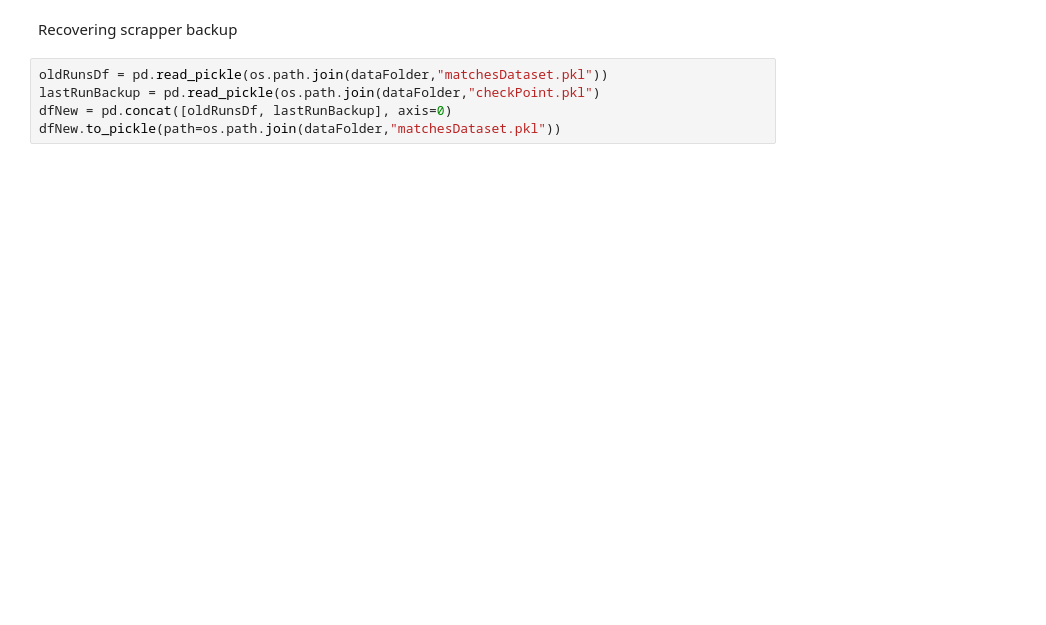
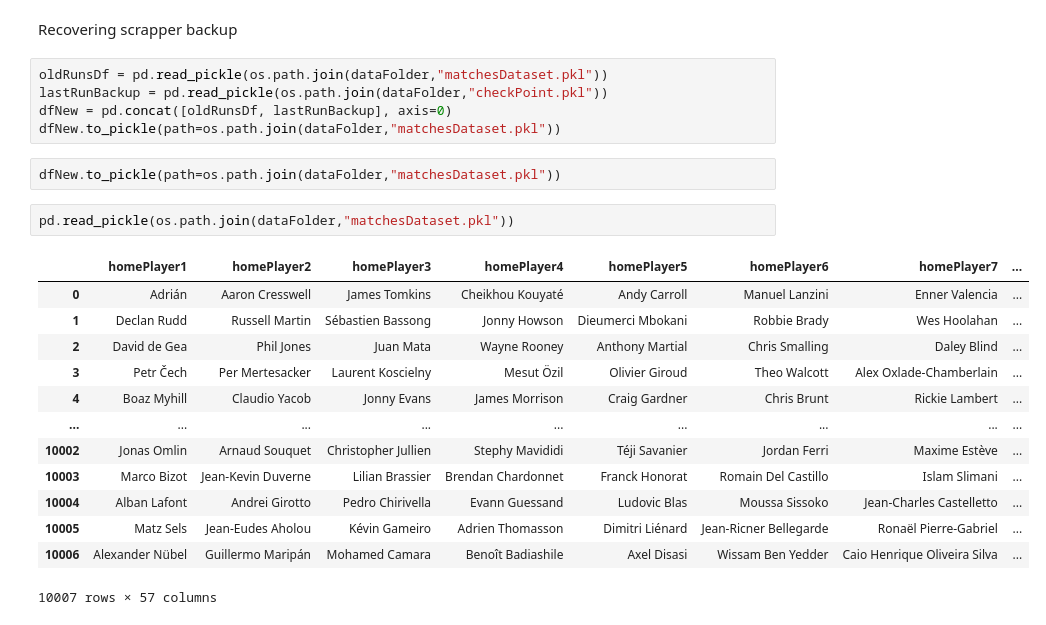
Before and after one commit to matheusfmello/soccer_odds, a Jupyter notebook: src/webScrapper/scrapOldMatches.ipynb, the cells around one changed output. Cells and saved outputs as stored; diff of their text form; blank space fills up the shorter version.

```diff
--- a/src/webScrapper/scrapOldMatches.ipynb
+++ b/src/webScrapper/scrapOldMatches.ipynb
@@ -26,6 +54,24 @@ https://fbref.com/en/matches/2020-03-09
 Recovering scrapper backup
 # %%
 oldRunsDf = pd.read_pickle(os.path.join(dataFolder,"matchesDataset.pkl"))
-lastRunBackup = pd.read_pickle(os.path.join(dataFolder,"checkPoint.pkl")
+lastRunBackup = pd.read_pickle(os.path.join(dataFolder,"checkPoint.pkl"))
 dfNew = pd.concat([oldRunsDf, lastRunBackup], axis=0)
 dfNew.to_pickle(path=os.path.join(dataFolder,"matchesDataset.pkl"))
+# %%
+dfNew.to_pickle(path=os.path.join(dataFolder,"matchesDataset.pkl"))
+# %%
+pd.read_pickle(os.path.join(dataFolder,"matchesDataset.pkl"))
+# %% [output]
+|  | homePlayer1 | homePlayer2 | homePlayer3 | homePlayer4 | homePlayer5 | homePlayer6 | homePlayer7 | ... |
+| 0 | Adrián | Aaron Cresswell | James Tomkins | Cheikhou Kouyaté | Andy Carroll | Manuel Lanzini | Enner Valencia | ... |
+| 1 | Declan Rudd | Russell Martin | Sébastien Bassong | Jonny Howson | Dieumerci Mbokani | Robbie Brady | Wes Hoolahan | ... |
+| 2 | David de Gea | Phil Jones | Juan Mata | Wayne Rooney | Anthony Martial | Chris Smalling | Daley Blind | ... |
+| 3 | Petr Čech | Per Mertesacker | Laurent Koscielny | Mesut Özil | Olivier Giroud | Theo Walcott | Alex Oxlade-Chamberlain | ... |
+| 4 | Boaz Myhill | Claudio Yacob | Jonny Evans | James Morrison | Craig Gardner | Chris Brunt | Rickie Lambert | ... |
+| ... | ... | ... | ... | ... | ... | ... | ... | ... |
+| 10002 | Jonas Omlin | Arnaud Souquet | Christopher Jullien | Stephy Mavididi | Téji Savanier | Jordan Ferri | Maxime Estève | ... |
+| 10003 | Marco Bizot | Jean-Kevin Duverne | Lilian Brassier | Brendan Chardonnet | Franck Honorat | Romain Del Castillo | Islam Slimani | ... |
+| 10004 | Alban Lafont | Andrei Girotto | Pedro Chirivella | Evann Guessand | Ludovic Blas | Moussa Sissoko | Jean-Charles Castelletto | ... |
+| 10005 | Matz Sels | Jean-Eudes Aholou | Kévin Gameiro | Adrien Thomasson | Dimitri Liénard | Jean-Ricner Bellegarde | Ronaël Pierre-Gabriel | ... |
+| 10006 | Alexander Nübel | Guillermo Maripán | Mohamed Camara | Benoît Badiashile | Axel Disasi | Wissam Ben Yedder | Caio Henrique Oliveira Silva | ... |
+10007 rows × 57 columns
```
Also changed, not shown: parts of 4 cells of this notebook, 18 other files.
